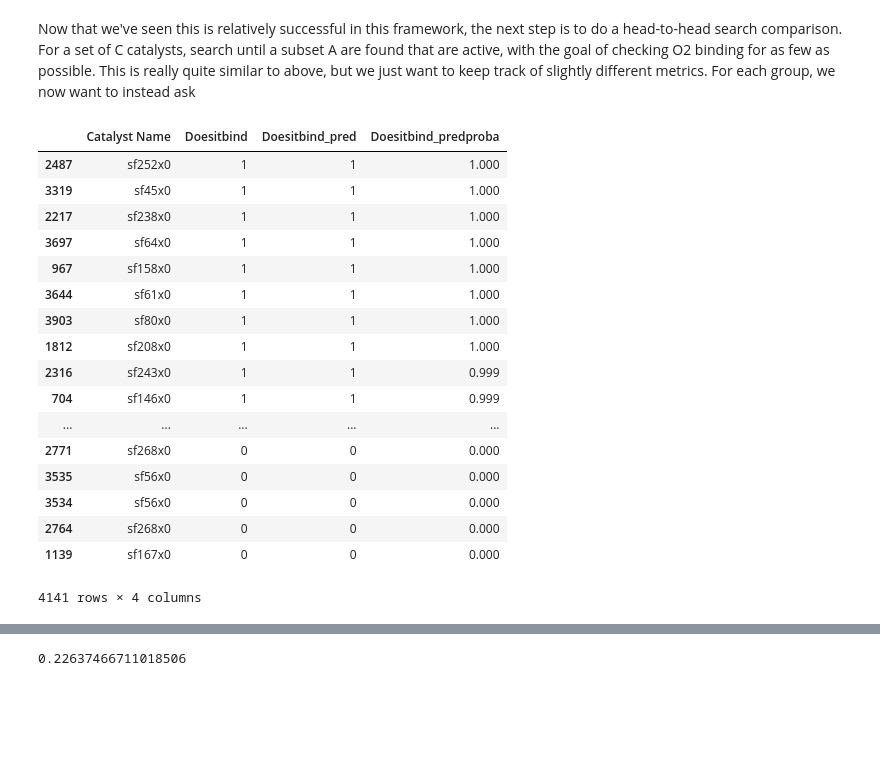
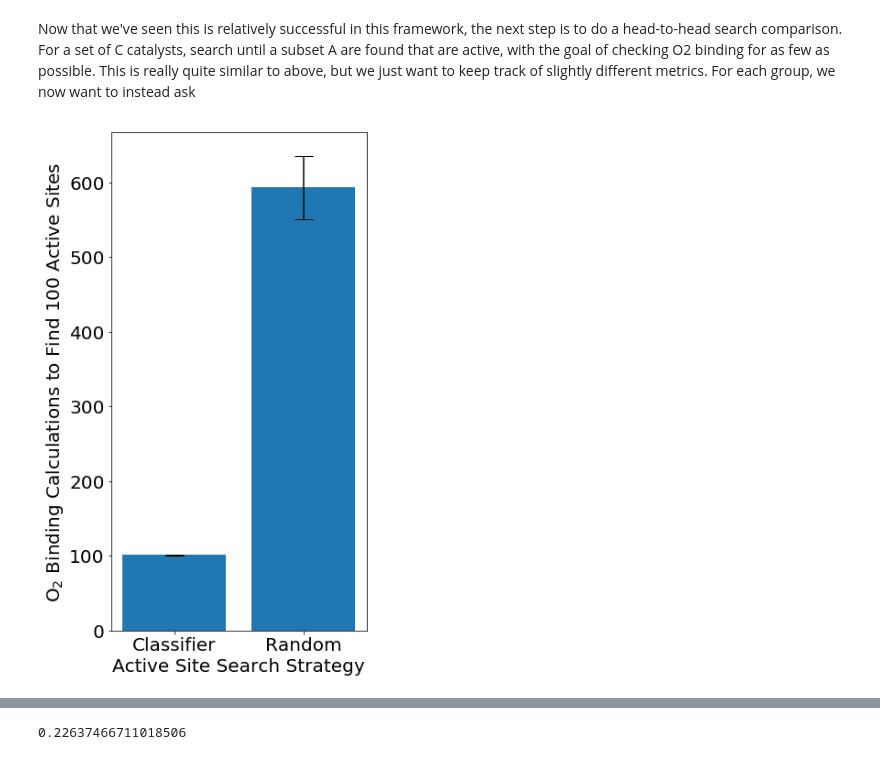
Before and after one commit to ndricke/ngcc_ml, a Jupyter notebook: catalyst_search_groupkfold.ipynb, the cells around one changed output, grey strips where cells are left out. Cells and saved outputs as stored; diff of their text form; code cells hidden in the pictures; blank space fills up the shorter version.

Commit message:
Added mixed search strategy

```diff
--- a/catalyst_search_groupkfold.ipynb
+++ b/catalyst_search_groupkfold.ipynb
@@ -12,6 +12,7 @@ Can order by log-loss and take that as an estimate of uncertainty (is that a fai
 # %%
 import pandas as pd
 import numpy as np
+import matplotlib.pyplot as plt
 
 # Preprocessing
 from sklearn.model_selection import GroupShuffleSplit
@@ -19,6 +20,8 @@ from sklearn.model_selection import GroupShuffleSplit
 from sklearn.ensemble import RandomForestClassifier
 
 from sklearn.metrics import confusion_matrix
+
+plt.rcParams.update({'font.size': 20})
 # %%
 from ngcc_ml import data_tools
 from ngcc_ml import skl_tools
@@ -103,0 +71,14 @@ Index(['Unnamed: 0', 'Atom Number', 'Catalyst Name', 'CatalystO2File',
+# %%
+calc_class, calc_rand, calc_ratio = [], [], []
+
+for ii in range(30):
+    rfc = RandomForestClassifier(n_estimators=1000, max_depth=100, class_weight={0:0.5, 1:0.5})
+    gkf_scores, df_gkf_ts = skl_tools.group_kfold_evaluate(rfc, df_scale, feature_cols, target_col="Doesitbind")
+    df_gkf_ts = df_gkf_ts.assign(random_ordering=np.random.rand(df_gkf_ts.shape[0]))
+    l_O2, c_O2 = search_for_active_catalysts(df_gkf_ts, order_col="random_ordering", feature_cols=feature_cols, find_num=100)
+    print(len(l_O2), c_O2)
+    l_t, c_t = search_for_active_catalysts(df_gkf_ts, order_col="Doesitbind_predproba", feature_cols=feature_cols, find_num=100)
+    print(len(l_t), c_t)
+    calc_class.append(c_O2)
+    calc_rand.append(c_t)
+    calc_ratio.append(c_t/c_O2)
@@ -132,22 +122,0 @@ def search_for_active_catalysts(df_catalysts, order_col, feature_cols, target_co
-# %%
-df_ts = df_gkf.copy()
-df_ts
-# %% [output]
-|  | Catalyst Name | Doesitbind | Doesitbind_pred | Doesitbind_predproba |
-| 2487 | sf252x0 | 1 | 1 | 1.000 |
-| 3319 | sf45x0 | 1 | 1 | 1.000 |
-| 2217 | sf238x0 | 1 | 1 | 1.000 |
-| 3697 | sf64x0 | 1 | 1 | 1.000 |
-| 967 | sf158x0 | 1 | 1 | 1.000 |
-| 3644 | sf61x0 | 1 | 1 | 1.000 |
-| 3903 | sf80x0 | 1 | 1 | 1.000 |
-| 1812 | sf208x0 | 1 | 1 | 1.000 |
-| 2316 | sf243x0 | 1 | 1 | 0.999 |
-| 704 | sf146x0 | 1 | 1 | 0.999 |
-| ... | ... | ... | ... | ... |
-| 2771 | sf268x0 | 0 | 0 | 0.000 |
-| 3535 | sf56x0 | 0 | 0 | 0.000 |
-| 3534 | sf56x0 | 0 | 0 | 0.000 |
-| 2764 | sf268x0 | 0 | 0 | 0.000 |
-| 1139 | sf167x0 | 0 | 0 | 0.000 |
-4141 rows × 4 columns
@@ -155,0 +123,9 @@ df_ts = df_ts.assign(random_ordering=np.random.rand(df_ts.shape[0]))
+# %%
+fig = plt.figure(figsize=(5,10))
+ax = plt.subplot(111)
+plt.bar(np.arange(2)+1, [np.mean(calc_rand), np.mean(calc_class)], tick_label=["Classifier", "Random"], yerr=[np.std(calc_rand), np.std(calc_class)], capsize=10)
+plt.xlabel("Active Site Search Strategy")
+plt.ylabel(r"O$_2$ Binding Calculations to Find 100 Active Sites")
+plt.savefig("ClassificationSpeedup.png")
+# %% [output]
+[figure, added]
```
Also changed, not shown: parts of 17 cells of this notebook, 15 other files.
